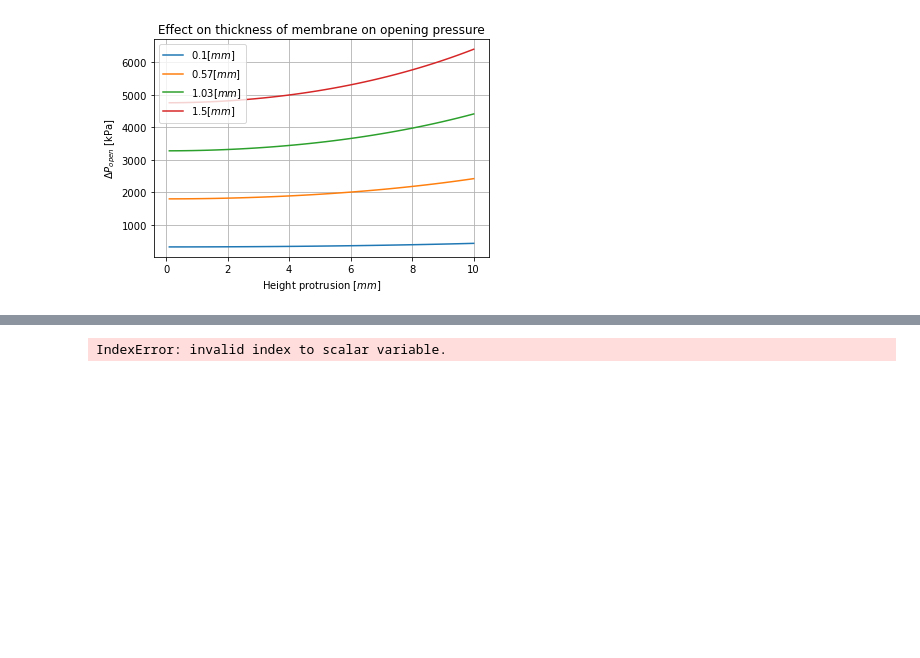
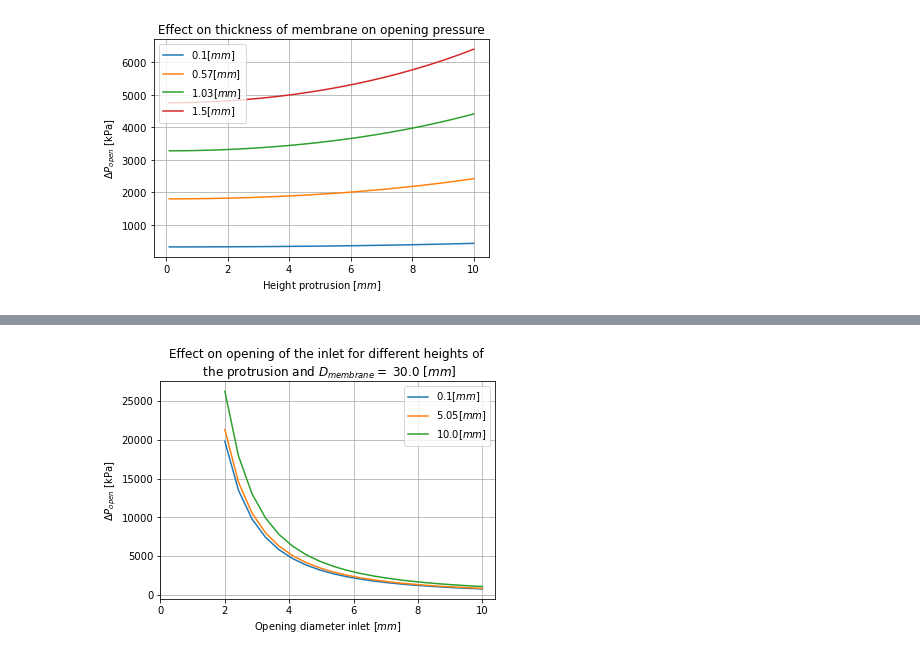
Before and after one commit to Olviel/Soft-Robotics-Materials-Database_forked, a Jupyter notebook: ICRA2023 Tutorial FT29 Towards an accessible soft robotics toolbox and validation test rig/opening_pressure.ipynb, the cells around one changed output, grey strips where cells are left out. Drawn from its saved outputs; the diff is of its cells as text; code cells hidden in the pictures; blank space fills up the shorter version.

```diff
--- a/ICRA2023 Tutorial FT29 Towards an accessible soft robotics toolbox and validation test rig/opening_pressure.ipynb
+++ b/ICRA2023 Tutorial FT29 Towards an accessible soft robotics toolbox and validation test rig/opening_pressure.ipynb
@@ -311,40 +302,51 @@ def compute_P_open_inlet(h, optim_parameters, order, ID, t_inlet, D, t_membrane)
 
     # Derived parameters
     A_membrane = D * t_membrane
-    #print('Area is '+str(A_membrane))
+
+
     l0 = D
-    l1 = np.array(2 * np.sqrt((D - (ID + 2*t_inlet) / 2)**2 + h**2) + ID + 2*t_inlet)
+    l1 = 2 * np.sqrt((D - (ID + 2*t_inlet) / 2)**2 + h**2) + ID + 2*t_inlet
+    #print(l1)
 
     # Compute the membrane stress using the Ogden model
     stress_membrane = OgdenModel((l1-l0)/l0, optim_parameters, order) #MPa = N/mm2
+    #print(stress_membrane)
 
     # Compute the force on the membrane
     F_membrane = stress_membrane * (A_membrane*1e6) #N/mm2*mm2 = N
     #print('Force'+str(F_membrane))
 
     # Compute the area of the inlet
     A_inlet = (np.pi / 4) * ID**2
 
     # Compute P_open
     P_open = F_membrane / A_inlet
 
     return P_open
 
-h_values = 5e-3#np.linspace(0.1, 10, 40) * 1e-3  # Vary height of inlet
+# Fix parameters
 t_values= 1e-3 #vary thickness of membrane
-ID = np.linspace(0.1,10,100)*1e-3 # internal diameter of the inlet [m]
 t_inlet = 2e-3#  thickness of the inlet [m]
 D=30e-3 # Diameter membrane [m]
 
-for opening in ID:
-    P_open_values = compute_P_open(h_values, optim_parameters, order, opening, t_inlet, D, thickness)
-    plt.plot(h_values*1000,P_open_values/1000,label=str(round(thickness*1000,2))+'[$mm$]')
+#Set x axis range
+ID = np.linspace(2,10,20)*1e-3 # internal diameter of the inlet [m]
+
+#Define different lines in plot
+h_values = np.linspace(0.1, 10, 3) * 1e-3  # Vary height of inlet
+
+for height in h_values:
+    P_open_values = compute_P_open_inlet(height, optim_parameters, order, ID, t_inlet, D, t_values)
+    plt.plot(ID*1000,P_open_values/1000,label=str(height*1000)+'[$mm$]')
 
 
-plt.title('Effect on thickness of membrane on opening pressure')
-plt.xlabel('Height protrusion [$mm$]')
+plt.title('Effect on opening of the inlet for different heights of \n the protrusion and $D_{membrane} =$ '+str(D*1000)+' [$mm$]')
+plt.xlabel('Opening diameter inlet [$mm$]')
 plt.ylabel('$\\Delta P_{open}$ [kPa]')
+plt.xlim(0,)
+#plt.ylim(0,100)
 plt.legend()
 plt.grid()
+plt.show()
 # %% [output]
-IndexError: invalid index to scalar variable.
+[figure, added]
```
Also changed, not shown: parts of 4 cells of this notebook.
